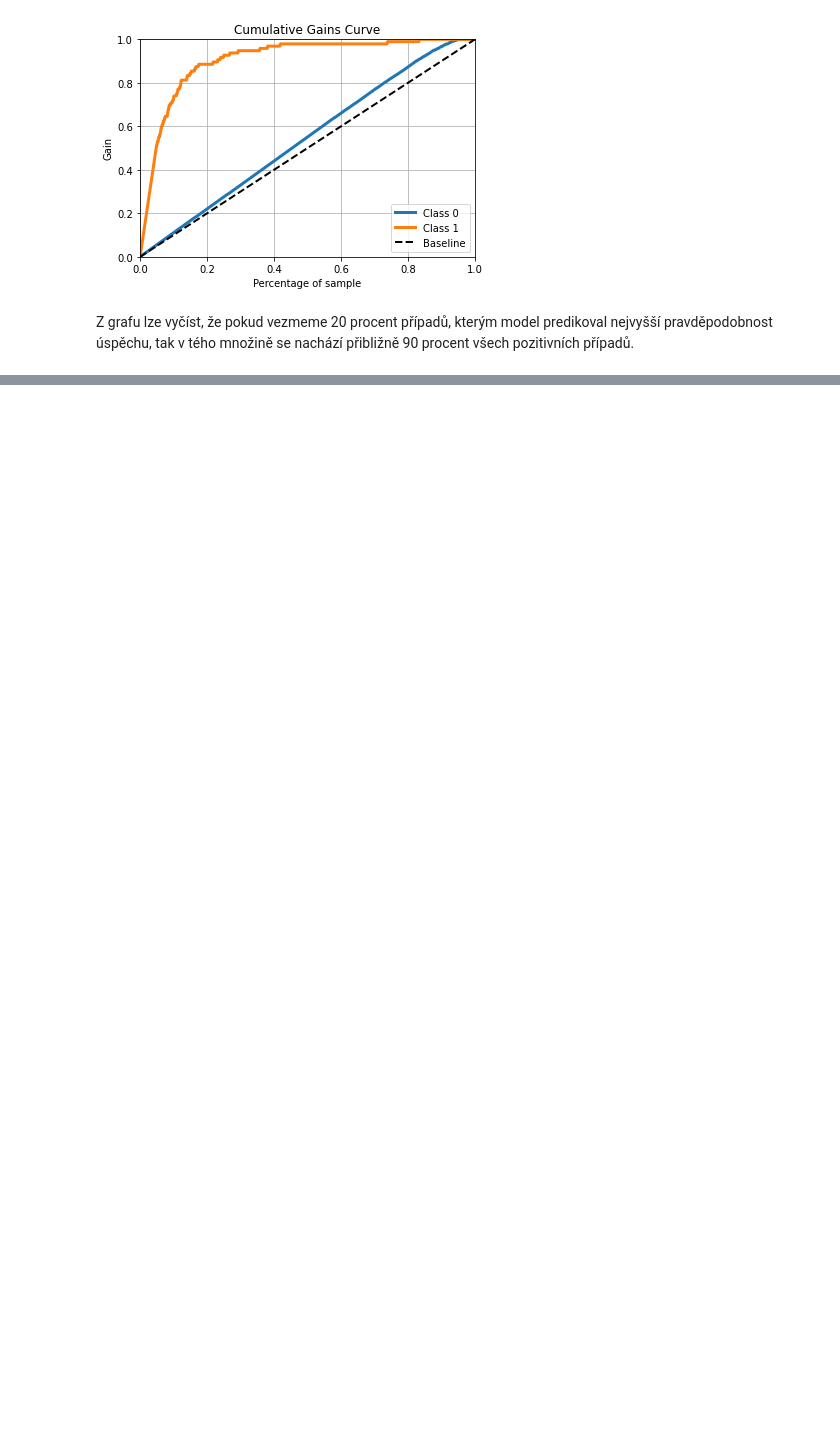
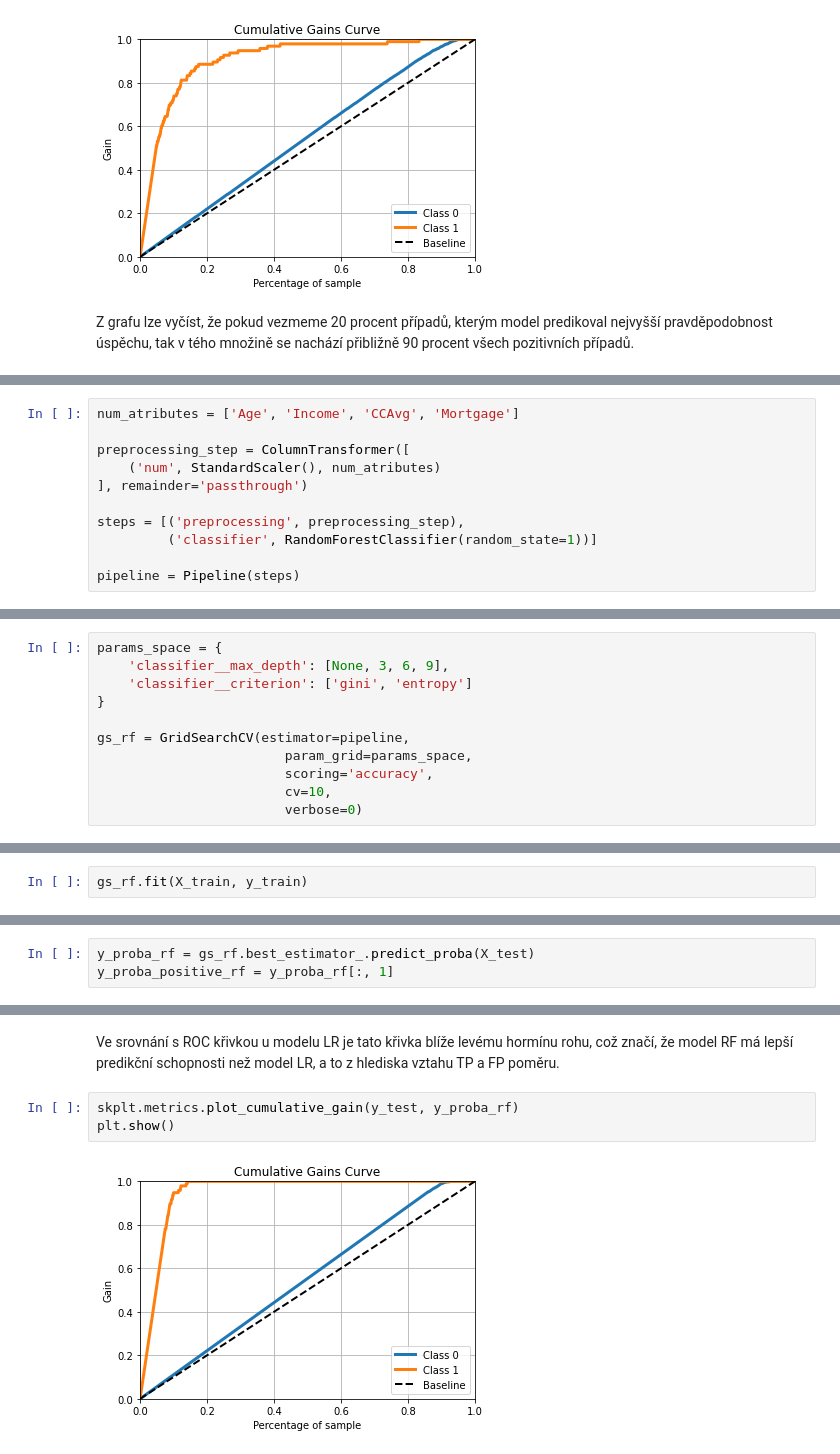
Before and after one commit to jaroslavVeverka/4iz566_Python, a Jupyter notebook: jupyternotebook/DataVisualisationAndPreprocessing.ipynb, the cells around one changed output, grey strips where cells are left out. Saved outputs shown, nothing was run; the diff lists cells and outputs as text; blank space fills up the shorter version.

```diff
--- a/jupyternotebook/DataVisualisationAndPreprocessing.ipynb
+++ b/jupyternotebook/DataVisualisationAndPreprocessing.ipynb
@@ -412,0 +441,11 @@ v tého množině se nachází přibližně 90 procent všech pozitivních pří
+# %%
+num_atributes = ['Age', 'Income', 'CCAvg', 'Mortgage']
+
+preprocessing_step = ColumnTransformer([
+    ('num', StandardScaler(), num_atributes)
+], remainder='passthrough')
+
+steps = [('preprocessing', preprocessing_step),
+         ('classifier', RandomForestClassifier(random_state=1))]
+
+pipeline = Pipeline(steps)
@@ -412,0 +455,11 @@ v tého množině se nachází přibližně 90 procent všech pozitivních pří
+# %%
+params_space = {
+    'classifier__max_depth': [None, 3, 6, 9],
+    'classifier__criterion': ['gini', 'entropy']
+}
+
+gs_rf = GridSearchCV(estimator=pipeline,
+                        param_grid=params_space,
+                        scoring='accuracy',
+                        cv=10,
+                        verbose=0)
@@ -412,0 +471,2 @@ v tého množině se nachází přibližně 90 procent všech pozitivních pří
+# %%
+gs_rf.fit(X_train, y_train)
@@ -412,0 +519,3 @@ v tého množině se nachází přibližně 90 procent všech pozitivních pří
+# %%
+y_proba_rf = gs_rf.best_estimator_.predict_proba(X_test)
+y_proba_positive_rf = y_proba_rf[:, 1]
@@ -412,0 +555,8 @@ v tého množině se nachází přibližně 90 procent všech pozitivních pří
+# %% [markdown]
+Ve srovnání s ROC křivkou u modelu LR je tato křivka blíže levému hormínu rohu, což značí, že model RF má lepší predikční
+schopnosti než model LR, a to z hlediska vztahu TP a FP poměru.
+# %%
+skplt.metrics.plot_cumulative_gain(y_test, y_proba_rf)
+plt.show()
+# %% [output]
+[figure, added]
```
Also changed, not shown: parts of 35 cells of this notebook.
